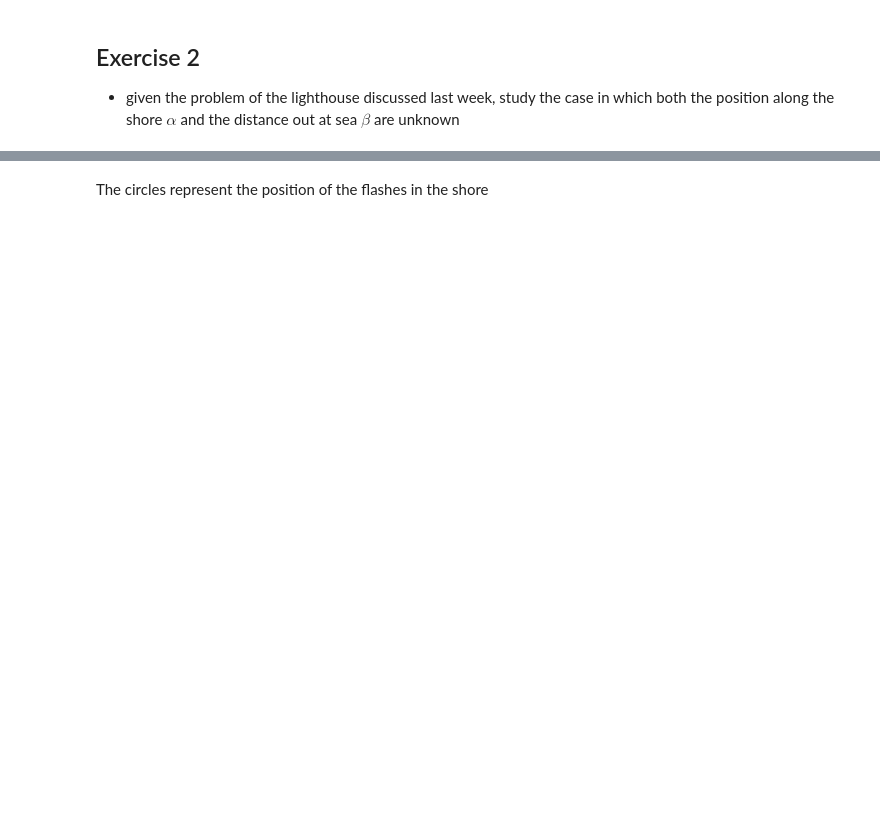
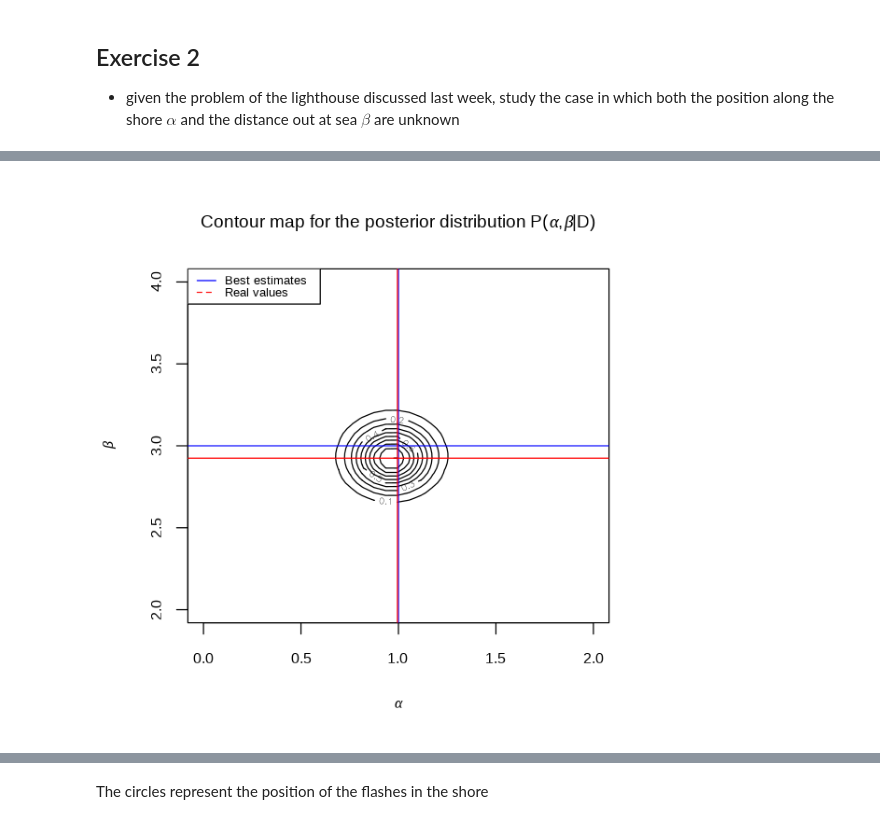
Before and after one commit to hcapettini2/Advanced-Statistics-For-Physical-Analysis, a Jupyter notebook: Lab6/HilarioCapettini_6.ipynb, the cells around one changed output, grey strips where cells are left out. Saved outputs shown, nothing was run; the diff lists cells and outputs as text; code cells hidden in the pictures; blank space fills up the shorter version.

```diff
--- a/Lab6/HilarioCapettini_6.ipynb
+++ b/Lab6/HilarioCapettini_6.ipynb
@@ -360,0 +412,23 @@ p.log.like <- function(a, b,  data) {
+# %%
+ll.array<-outer(alpha,beta,Vectorize(function(x,y){p.log.like(x,y,data)}))
+l.norm.array <- exp(ll.array-max(ll.array))
+# %%
+alpha.est <- alpha[which(l.norm.array==1,arr.ind=TRUE)[1]]
+beta.est  <- beta[which(l.norm.array==1,arr.ind=TRUE)[2]]
+# %%
+contour(alpha,beta,l.norm.array,
+    nlevels = 10,
+    labcex = 0.5,
+    lwd = 1,
+    xlim =c(0,2),
+    ylim =c(2,4),
+    xlab=TeX("$\\alpha$"),
+    ylab=TeX("$\\beta$"),
+    main =TeX("Contour map for the posterior distribution $P(\\alpha,\\beta | D)$"))
+abline (v=alpha.t,h=beta.t,col="blue")
+abline (v=alpha.est,h=beta.est,col="red")
+
+legend("topleft", legend=c("Best estimates", "Real values"),
+       col=c("blue", "red"), lty=1:2, cex=0.8)
+# %% [output]
+[figure, added]
```
Also changed, not shown: parts of 29 cells of this notebook, 9 other files.
